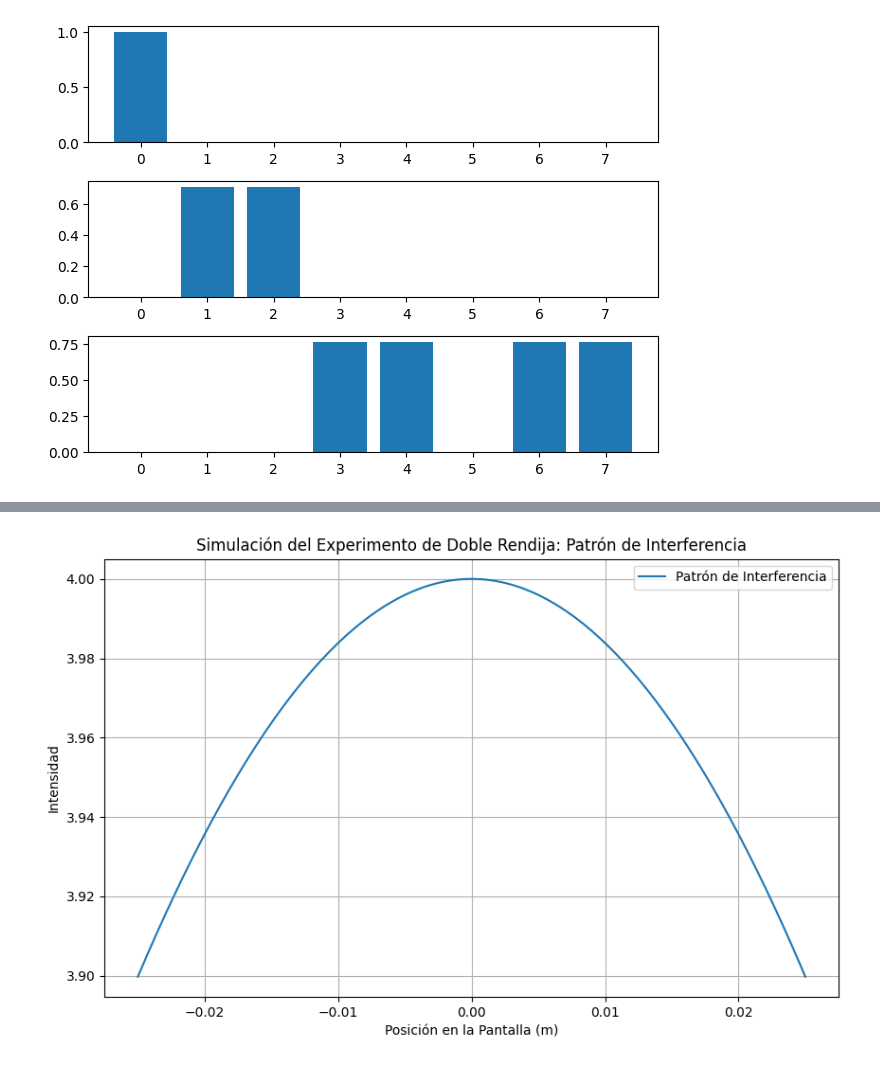
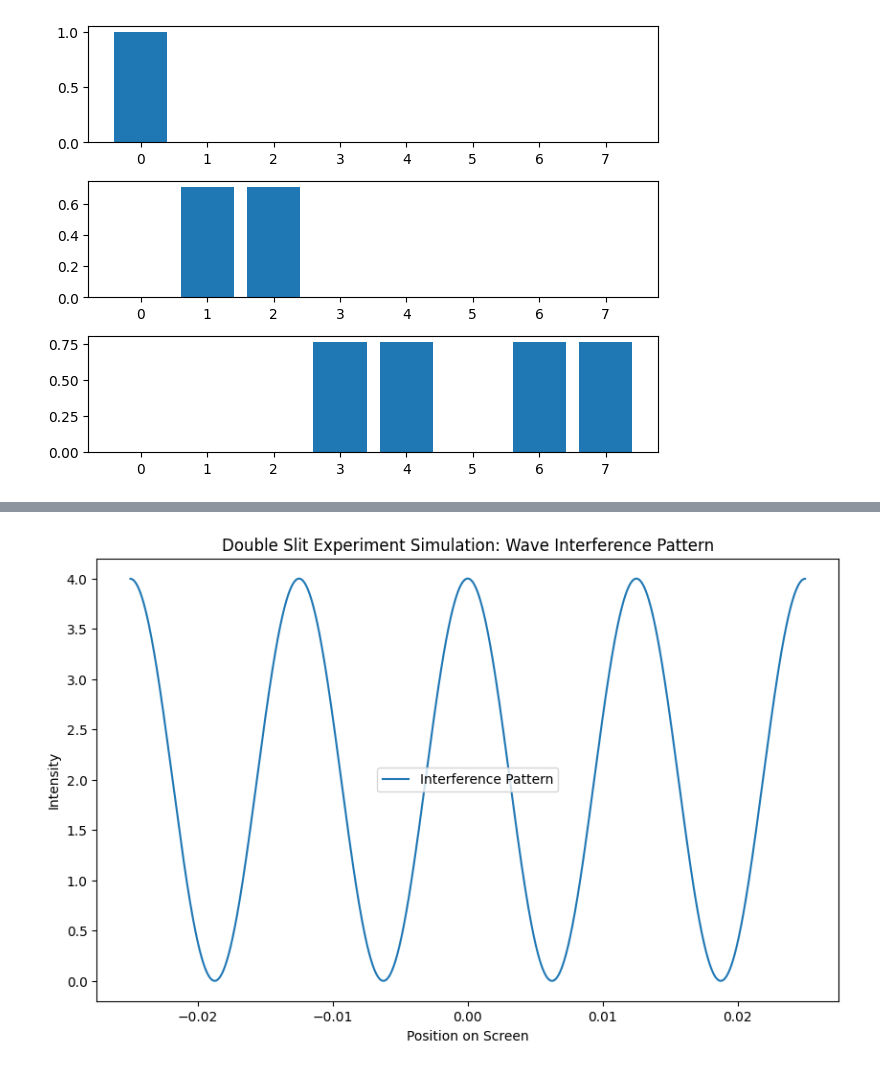
Before and after one commit to Mar972310/SIMULACI-N_CL-SICO_A_CU-NTICO, a Jupyter notebook: TallerClasicToQuantum.ipynb, the cells around one changed output, grey strips where cells are left out. Drawn from its saved outputs; the diff is of its cells as text; code cells hidden in the pictures.

```diff
--- a/TallerClasicToQuantum.ipynb
+++ b/TallerClasicToQuantum.ipynb
@@ -509,42 +531,35 @@ bar_chart_states(3,dynamic,state0)
 # %%
 import numpy as np
 import matplotlib.pyplot as plt
 
-# Definir parámetros
-slit_distance = 1e-6  # distancia entre las dos rendijas en metros (1 µm)
-wavelength = 500e-9   # longitud de onda de la luz en metros (500 nm)
-screen_distance = 1.0  # distancia de las rendijas a la pantalla en metros
-screen_width = 0.05  # ancho de la pantalla en metros (5 cm)
-num_points = 1000    # número de puntos en la pantalla para calcular la intensidad
 
-# Crear un array de puntos en la pantalla (distribuidos uniformemente)
+# Define parameters
+slit_distance = 0.4e-4  # distance between the two slits
+wavelength = 500e-9    # wavelength of the light
+screen_distance = 1.0  # distance from the slits to the screen
+screen_width = 0.05  # width of the screen
+num_points = 790000    # number of points on the screen to calculate intensity
+
 screen_points = np.linspace(-screen_width / 2, screen_width / 2, num_points)
 
-# Calcular ángulos (θ) para cada punto en la pantalla
 theta = np.arctan(screen_points / screen_distance)
 
-# Calcular las distancias desde cada rendija hasta los puntos en la pantalla
 r1 = np.sqrt(screen_distance**2 + (screen_points + slit_distance/2)**2)
 r2 = np.sqrt(screen_distance**2 + (screen_points - slit_distance/2)**2)
 
-# Calcular las ondas de cada rendija
 wave1 = np.exp(1j * 2 * np.pi * r1 / wavelength) / r1
 wave2 = np.exp(1j * 2 * np.pi * r2 / wavelength) / r2
 
-# Superposición de las ondas
 resultant_wave = wave1 + wave2
-
-# Calcular la intensidad como el cuadrado de la amplitud de la onda resultante
 intensity = np.abs(resultant_wave)**2
 
-# Graficar los resultados
+
 plt.figure(figsize=(10, 6))
-plt.plot(screen_points, intensity, label='Patrón de Interferencia')
-plt.xlabel('Posición en la Pantalla (m)')
-plt.ylabel('Intensidad')
-plt.title('Simulación del Experimento de Doble Rendija: Patrón de Interferencia')
+plt.plot(screen_points, intensity, label='Interference Pattern')
+plt.xlabel('Position on Screen')
+plt.ylabel('Intensity')
+plt.title('Double Slit Experiment Simulation: Wave Interference Pattern')
 plt.legend()
-plt.grid(True)
 plt.show()
 # %% [output]
-[figure, old version]
+[figure, new version]
```
Also changed, not shown: parts of 2 cells of this notebook.
